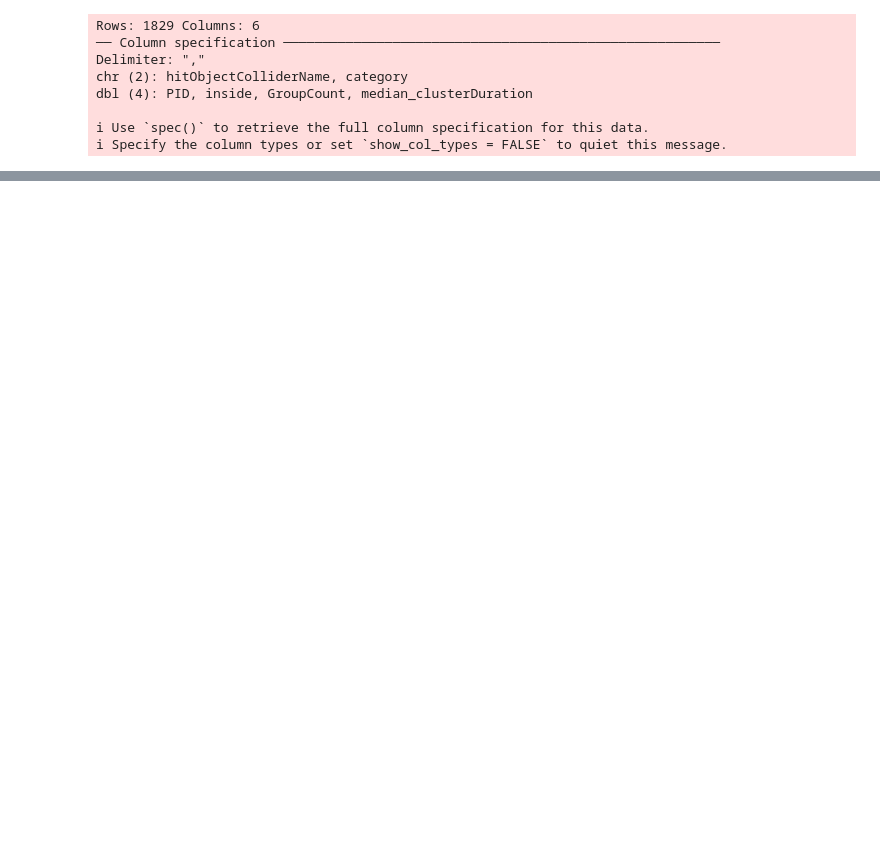
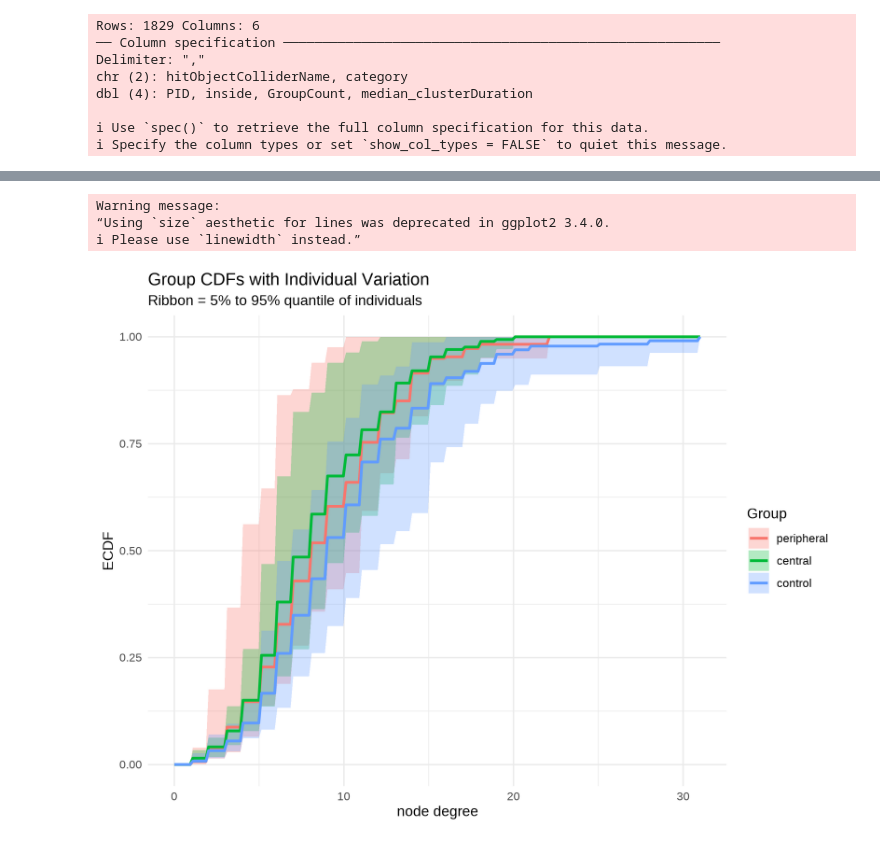
Before and after one commit to SanD94/VReGTrET, a Jupyter notebook: GraphTheory_ET_VR_Westbrueck/Analysis/raw_gaze_analysis/playground.ipynb, the cells around one changed output, grey strips where cells are left out. Cells and saved outputs as stored; diff of their text form; code cells hidden in the pictures; blank space fills up the shorter version.

```diff
--- a/GraphTheory_ET_VR_Westbrueck/Analysis/raw_gaze_analysis/playground.ipynb
+++ b/GraphTheory_ET_VR_Westbrueck/Analysis/raw_gaze_analysis/playground.ipynb
@@ -52,0 +137,49 @@ ggplot(mtcars, aes(mpg, wt)) +
+# %%
+plot_group_cdf_with_ribbon <- function(df, value_col, individual_col, group_col = NULL,
+                                       probs = c(0.05, 0.95), x_points = 200) {
+  # Create x grid
+  x_grid <- df %>% pull({{ value_col }}) %>% range() %>%
+    (\(rng) seq(rng[1], rng[2], length.out = x_points))()
+
+  # Compute ECDFs
+  ecdf_df <- df %>%
+    nest(data = -c({{ group_col }}, {{ individual_col }})) %>%
+    mutate(ecdf = map(data, ~ ecdf(pull(.x, {{ value_col }})))) %>%
+    crossing(x = x_grid) %>%
+    mutate(y = map2_dbl(ecdf, x, ~ .x(.y))) %>%
+    select({{ group_col }}, {{ individual_col }}, x, y)
+
+  # Summarize across individuals
+  ecdf_summary <- ecdf_df %>%
+    group_by({{ group_col }}, x) %>%
+    summarize(
+      ymin = quantile(y, probs[1]),
+      ymax = quantile(y, probs[2]),
+      ymed = median(y),
+      .groups = "drop"
+    )
+
+  group_ecdf_df <- df %>%
+      group_by({{ group_col }}) %>%
+      summarize(data = list({{ value_col }}), .groups = "drop") %>%
+      mutate(ecdf = map(data, ~ ecdf(.x))) %>%
+      crossing(x = x_grid) %>%
+      mutate(y = map2_dbl(ecdf, x, ~ .x(.y)))
+
+  # Plot
+  ggplot(ecdf_summary, aes(x = x, group = {{ group_col }}, fill = {{ group_col }}, color = {{ group_col }})) +
+    geom_ribbon(aes(ymin = ymin, ymax = ymax), alpha = 0.3, color = NA) +
+    geom_line(data = group_ecdf_df, aes(x = x, y = y, color = {{ group_col }}), size = 1) +
+    theme_minimal() +
+    labs(x = "node degree", y = "ECDF", title = "Group CDFs with Individual Variation",
+         subtitle = paste0("Ribbon = ", probs[1]*100, "% to ", probs[2]*100, "% quantile of individuals")) +
+    guides(fill = guide_legend(title = "Group"), color = guide_legend(title = "Group"))
+}
+# %%
+fig <- df_node |> plot_group_cdf_with_ribbon(connections, PID, group)
+fig
+# %% [output]
+Warning message:
+“Using `size` aesthetic for lines was deprecated in ggplot2 3.4.0.
+ℹ Please use `linewidth` instead.”
+[figure, added]
```
Also changed, not shown: parts of 10 cells of this notebook, 2 other files.
